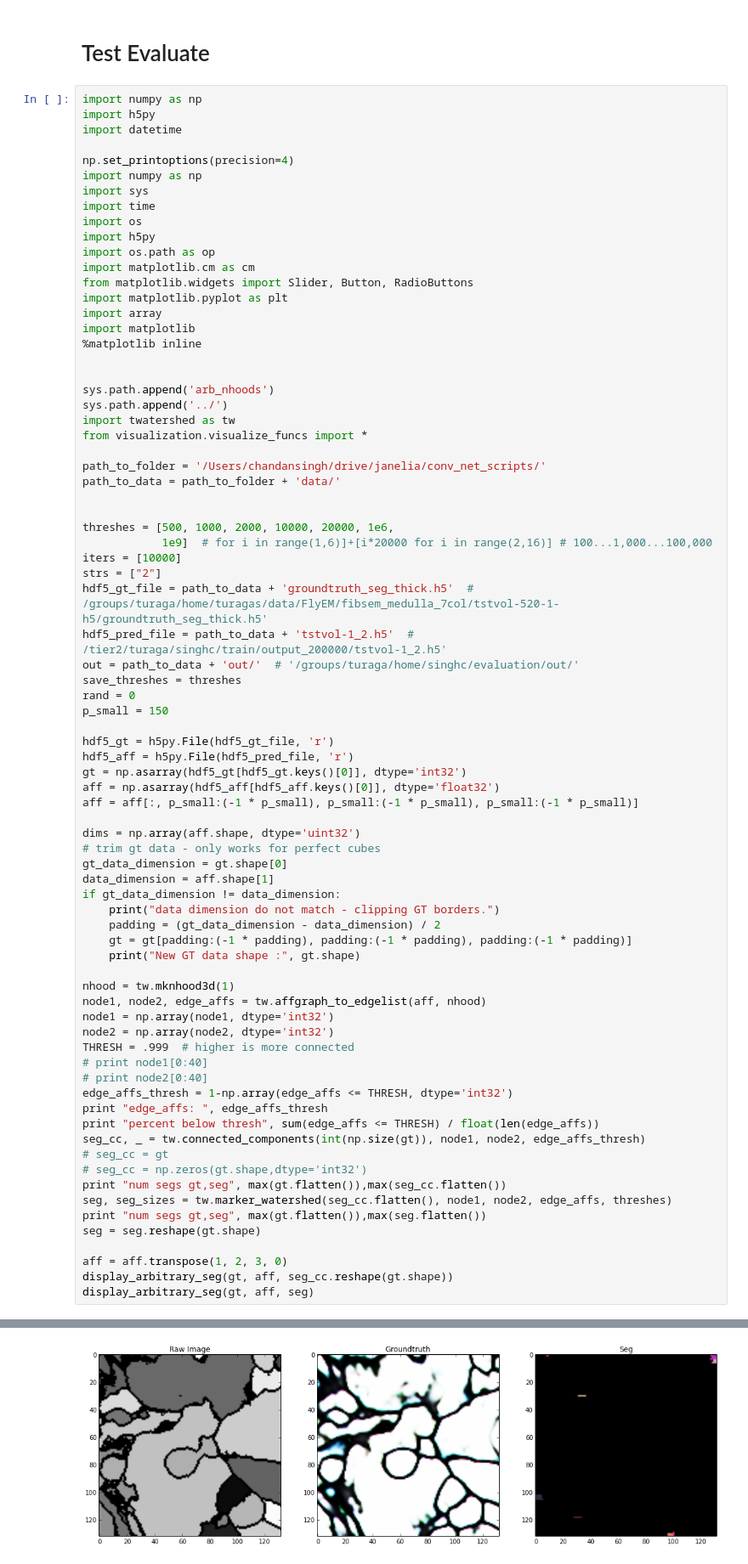
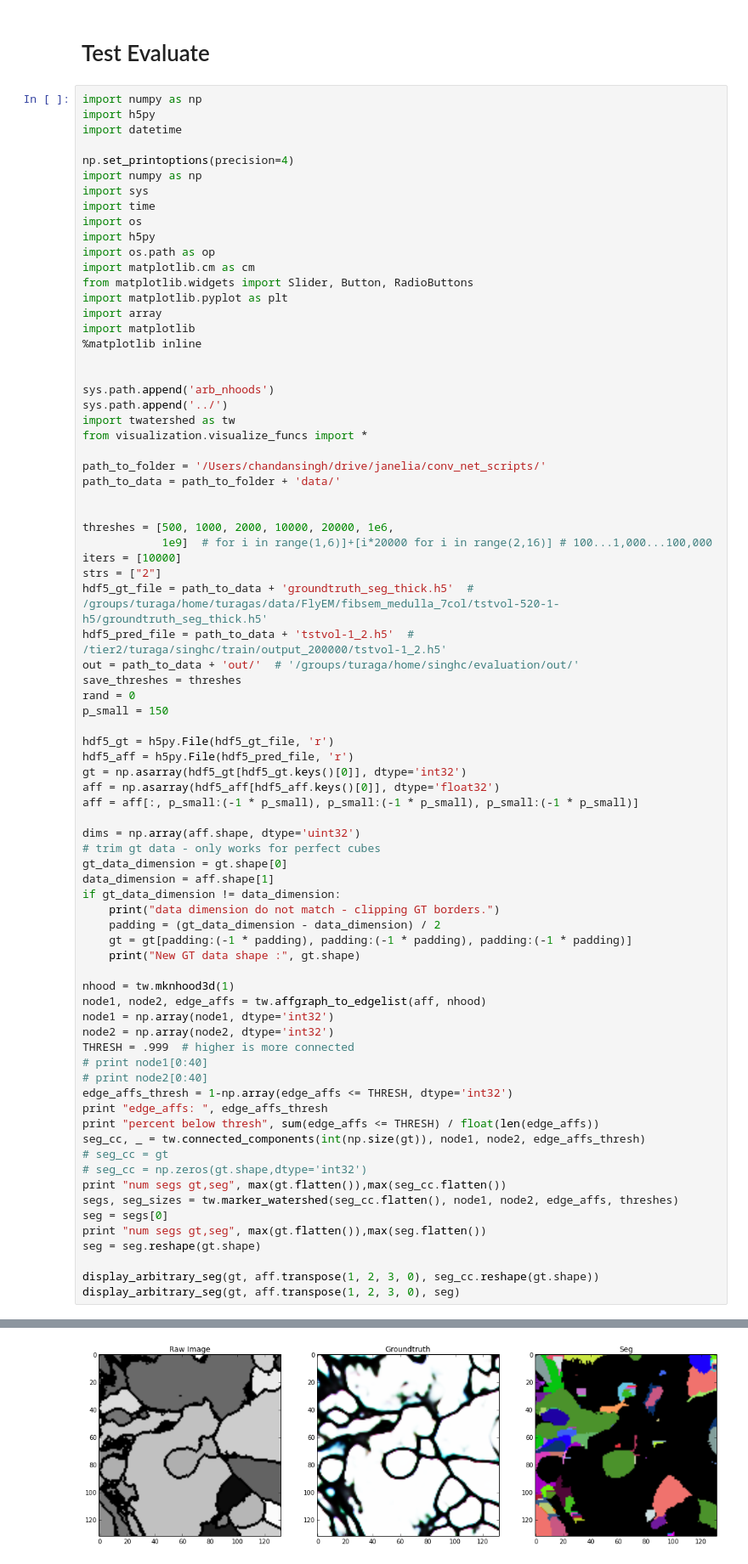
Before and after one commit to csinva/conv-net-scripts, a Jupyter notebook: test_module.ipynb, the cells around one changed output, grey strips where cells are left out. Shown at 85% size. Cells and saved outputs as stored; diff of their text form.

```diff
--- a/test_module.ipynb
+++ b/test_module.ipynb
@@ -158,13 +158,13 @@ seg_cc, _ = tw.connected_components(int(np.size(gt)), node1, node2, edge_affs_th
 # seg_cc = gt
 # seg_cc = np.zeros(gt.shape,dtype='int32')
 print "num segs gt,seg", max(gt.flatten()),max(seg_cc.flatten())
-seg, seg_sizes = tw.marker_watershed(seg_cc.flatten(), node1, node2, edge_affs, threshes)
+segs, seg_sizes = tw.marker_watershed(seg_cc.flatten(), node1, node2, edge_affs, threshes)
+seg = segs[0]
 print "num segs gt,seg", max(gt.flatten()),max(seg.flatten())
 seg = seg.reshape(gt.shape)
 
-aff = aff.transpose(1, 2, 3, 0)
-display_arbitrary_seg(gt, aff, seg_cc.reshape(gt.shape))
-display_arbitrary_seg(gt, aff, seg)
+display_arbitrary_seg(gt, aff.transpose(1, 2, 3, 0), seg_cc.reshape(gt.shape))
+display_arbitrary_seg(gt, aff.transpose(1, 2, 3, 0), seg)
 # %% [output]
 data dimension do not match - clipping GT borders.
 ('New GT data shape :', (132, 132, 132))
@@ -187 +187 @@ num segs gt,seg 1916 253
-[figure, old version]
+[figure, new version]
```
Also changed, not shown: parts of 1 cell of this notebook, 3 other files.
